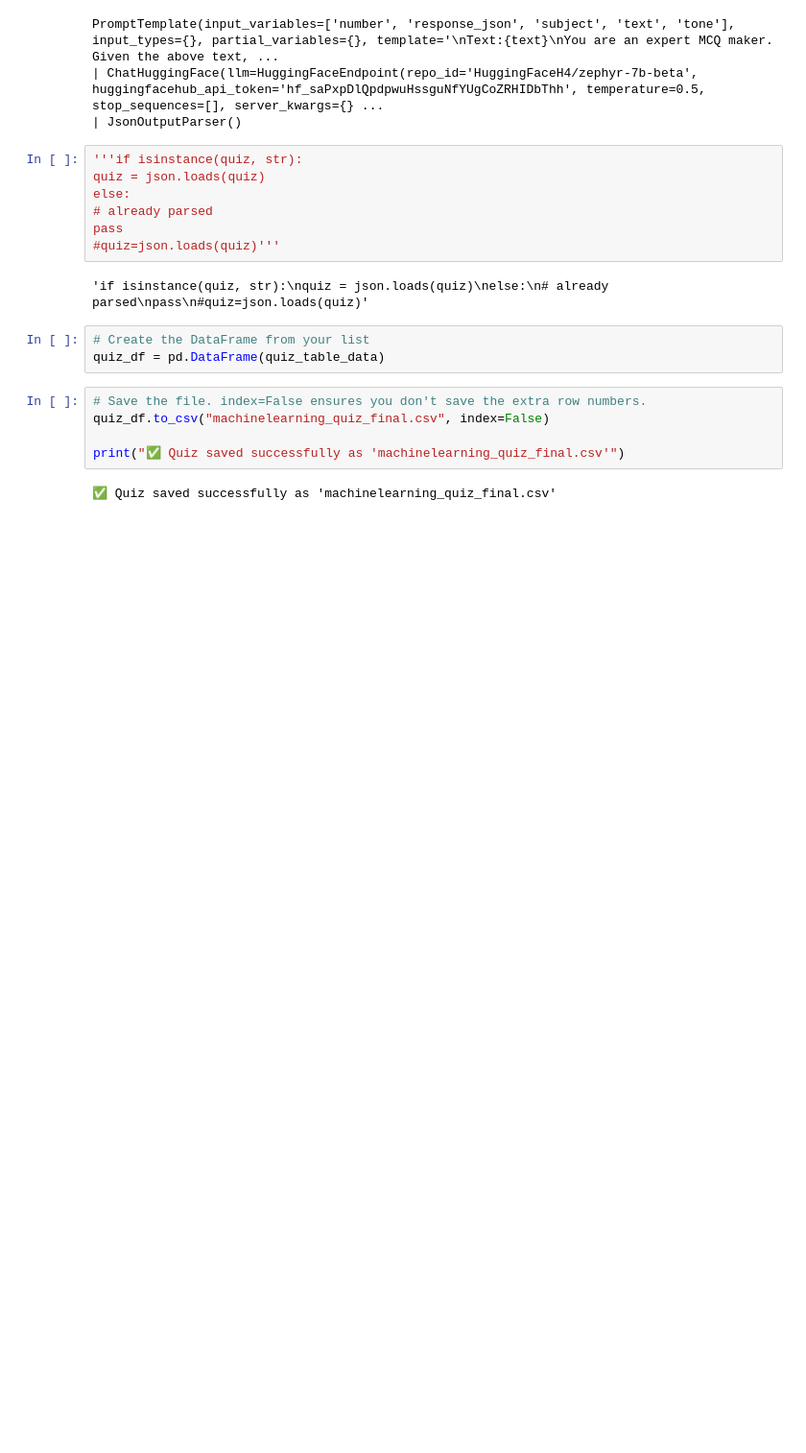
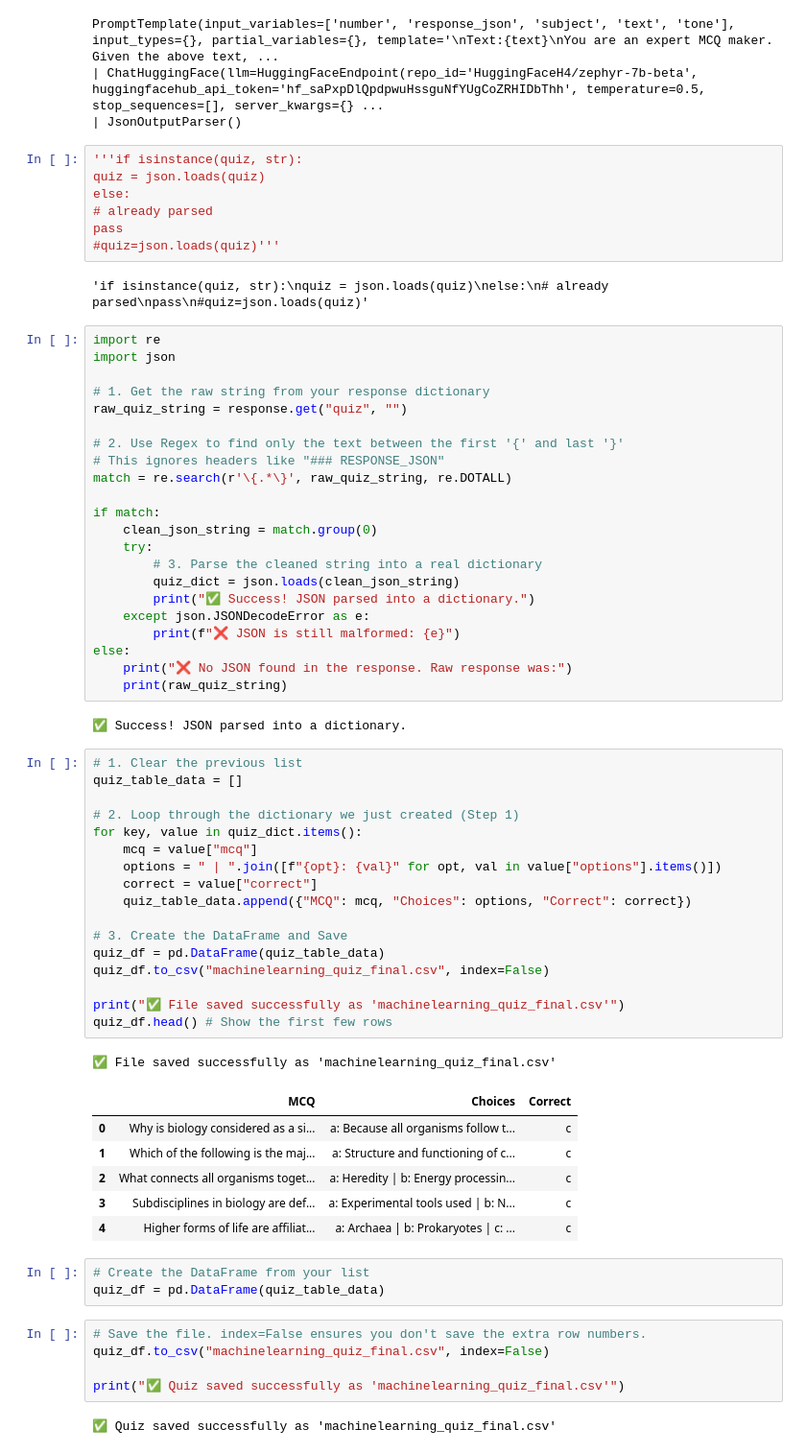
Before and after one commit to wachiraericksonkinyua/genai-project1, a Jupyter notebook: experiment/mcqhuggingface.ipynb, the cells around one changed output. Shown at 96% size. Cells and saved outputs as stored; diff of their text form; blank space fills up the shorter version.

```diff
--- a/experiment/mcqhuggingface.ipynb
+++ b/experiment/mcqhuggingface.ipynb
@@ -263,6 +263,55 @@ pass
 #quiz=json.loads(quiz)'''
 # %% [output]
 'if isinstance(quiz, str):\nquiz = json.loads(quiz)\nelse:\n# already parsed\npass\n#quiz=json.loads(quiz)'
+# %%
+import re
+import json
+
+# 1. Get the raw string from your response dictionary
+raw_quiz_string = response.get("quiz", "")
+
+# 2. Use Regex to find only the text between the first '{' and last '}'
+# This ignores headers like "### RESPONSE_JSON"
+match = re.search(r'\{.*\}', raw_quiz_string, re.DOTALL)
+
+if match:
+    clean_json_string = match.group(0)
+    try:
+        # 3. Parse the cleaned string into a real dictionary
+        quiz_dict = json.loads(clean_json_string)
+        print("✅ Success! JSON parsed into a dictionary.")
+    except json.JSONDecodeError as e:
+        print(f"❌ JSON is still malformed: {e}")
+else:
+    print("❌ No JSON found in the response. Raw response was:")
+    print(raw_quiz_string)
+# %% [output]
+✅ Success! JSON parsed into a dictionary.
+# %%
+# 1. Clear the previous list
+quiz_table_data = []
+
+# 2. Loop through the dictionary we just created (Step 1)
+for key, value in quiz_dict.items():
+    mcq = value["mcq"]
+    options = " | ".join([f"{opt}: {val}" for opt, val in value["options"].items()])
+    correct = value["correct"]
+    quiz_table_data.append({"MCQ": mcq, "Choices": options, "Correct": correct})
+
+# 3. Create the DataFrame and Save
+quiz_df = pd.DataFrame(quiz_table_data)
+quiz_df.to_csv("machinelearning_quiz_final.csv", index=False)
+
+print("✅ File saved successfully as 'machinelearning_quiz_final.csv'")
+quiz_df.head() # Show the first few rows
+# %% [output]
+✅ File saved successfully as 'machinelearning_quiz_final.csv'
+|  | MCQ | Choices | Correct |
+| 0 | Why is biology considered as a si... | a: Because all organisms follow t... | c |
+| 1 | Which of the following is the maj... | a: Structure and functioning of c... | c |
+| 2 | What connects all organisms toget... | a: Heredity | b: Energy processin... | c |
+| 3 | Subdisciplines in biology are def... | a: Experimental tools used | b: N... | c |
+| 4 | Higher forms of life are affiliat... | a: Archaea | b: Prokaryotes | c: ... | c |
 # %%
 # Create the DataFrame from your list
 quiz_df = pd.DataFrame(quiz_table_data)
```
Also changed, not shown: 6 other files.
